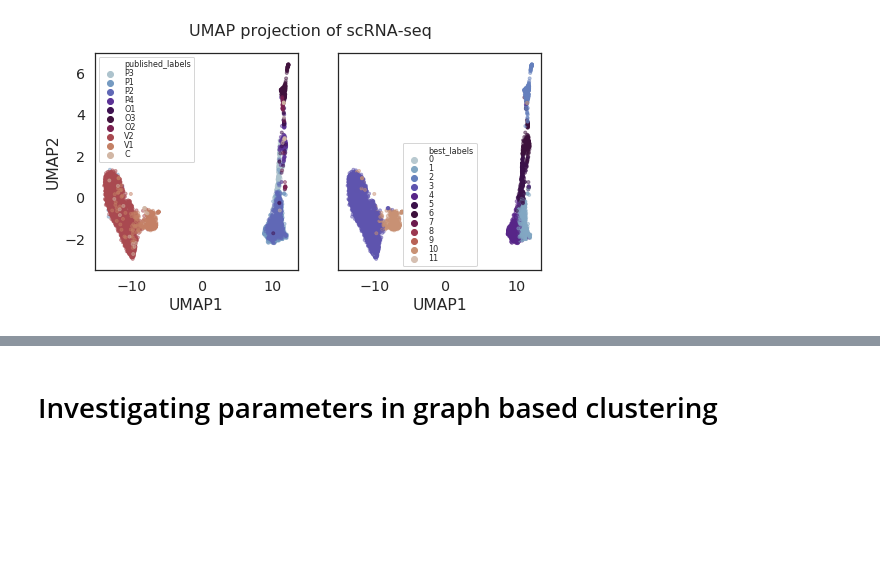
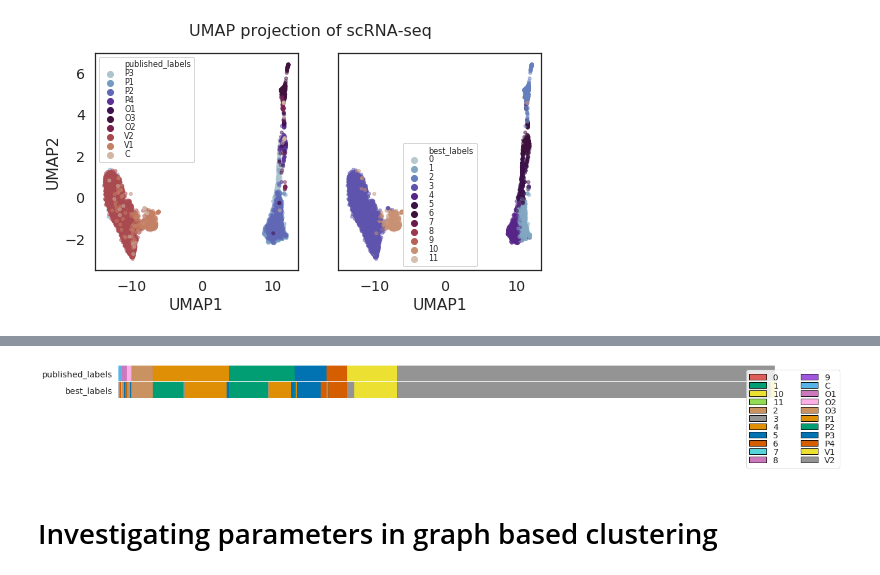
Before and after one commit to liliblu/hypercluster, a Jupyter notebook: examples/snakemake_scRNA_example/scRNA-seq_example.ipynb, the cells around one changed output, grey strips where cells are left out. Cells and saved outputs as stored; diff of their text form; code cells hidden in the pictures; blank space fills up the shorter version.

```diff
--- a/examples/snakemake_scRNA_example/scRNA-seq_example.ipynb
+++ b/examples/snakemake_scRNA_example/scRNA-seq_example.ipynb
@@ -137,3 +184,20 @@ plt.savefig('figures/pca.best_labels.pdf')
+# %%
+fig, axs = plt.subplots(figsize=(22, 1), ncols=2, gridspec_kw=dict(width_ratios=[10, 1], wspace=0.01))
+axs[1].axis('off')
+_, cs = catheat.heatmap(
+    embedding[['published_labels', 'best_labels']].sort_values(['published_labels', 'best_labels']).transpose(),
+    leg_pos='center',
+    leg_kws=dict(labelspacing=0, ncol=2),
+    leg_ax=axs[1],
+    ax=axs[0],
+    cmap=colors,
+    xticklabels=False,
+    yticklabels=['published_labels', 'best_labels']
+)
+axs[0].plot(axs[0].get_xlim(), [1,1], 'white', '-')
+plt.savefig('figures/catheat.label_comparison.pdf')
+# %% [output]
+[figure, added]
 # %% [markdown]
 # Investigating parameters in graph based clustering
 # %%
```
Also changed, not shown: parts of 27 cells of this notebook, 4 other files.
